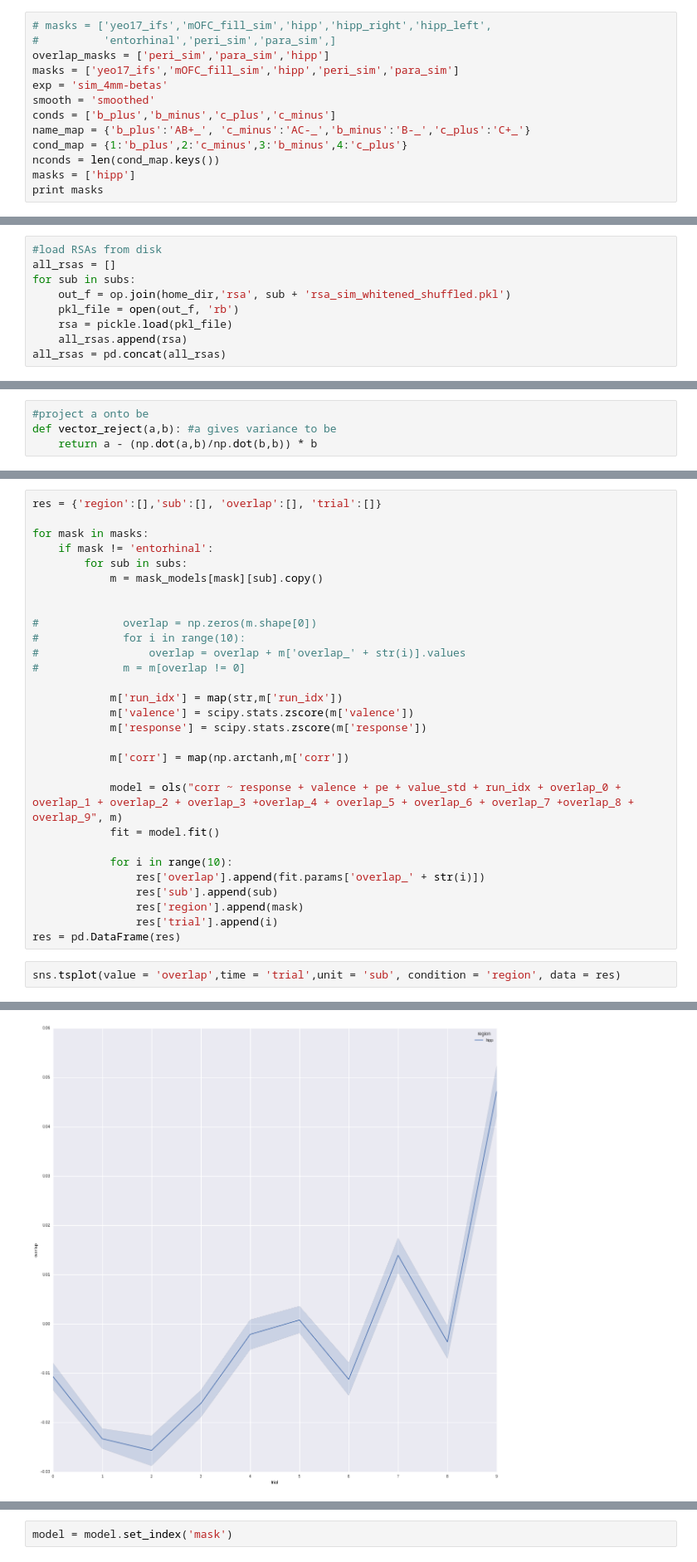
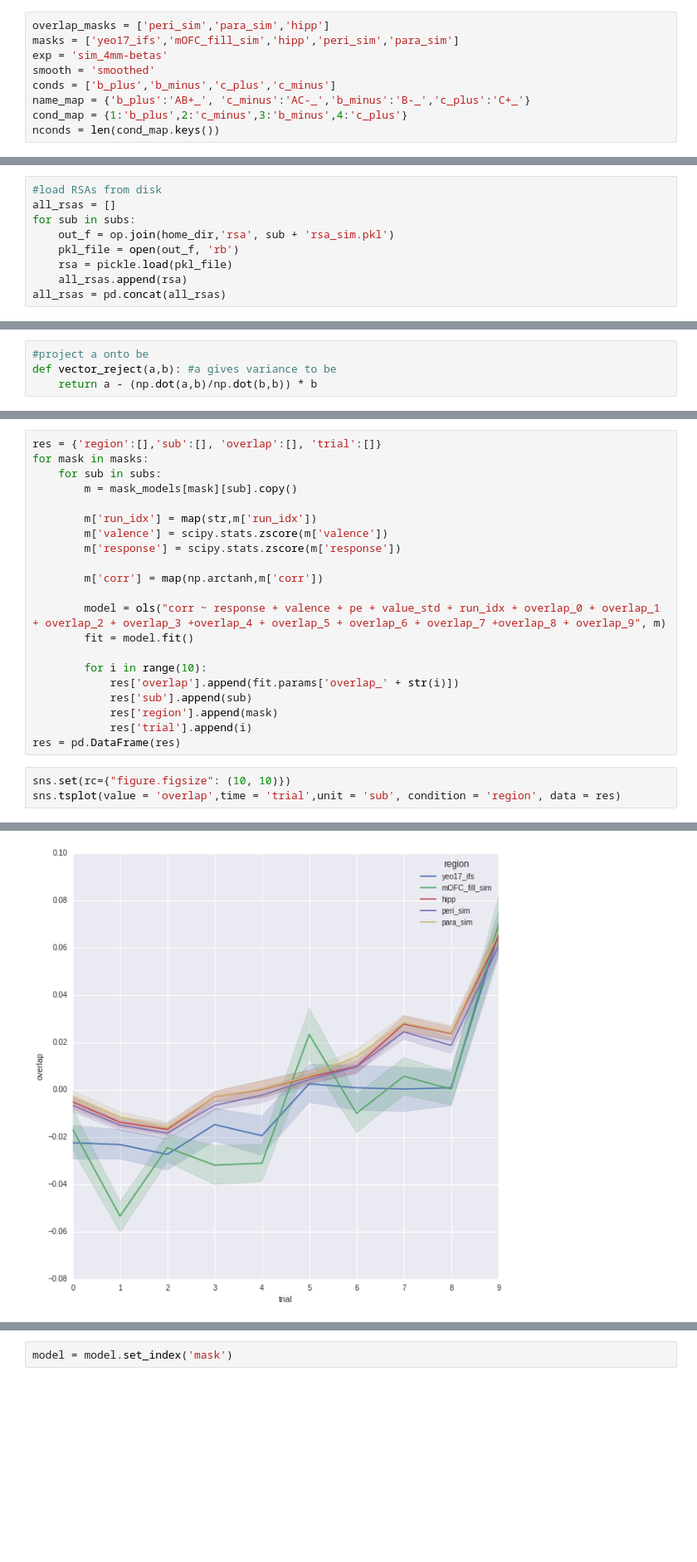
Before and after one commit to iancballard/fd_fmri, a Jupyter notebook: RSA_LDc.ipynb, the cells around one changed output, grey strips where cells are left out. Shown at 83% size. Saved outputs shown, nothing was run; the diff lists cells and outputs as text; blank space fills up the shorter version.

```diff
--- a/RSA_LDc.ipynb
+++ b/RSA_LDc.ipynb
@@ -332,6 +271,4 @@ b
 # %%
-# masks = ['yeo17_ifs','mOFC_fill_sim','hipp','hipp_right','hipp_left',
-#          'entorhinal','peri_sim','para_sim',]
 overlap_masks = ['peri_sim','para_sim','hipp']
 masks = ['yeo17_ifs','mOFC_fill_sim','hipp','peri_sim','para_sim']
 exp = 'sim_4mm-betas'
@@ -340,5 +277,3 @@ conds = ['b_plus','b_minus','c_plus','c_minus']
 name_map = {'b_plus':'AB+_', 'c_minus':'AC-_','b_minus':'B-_','c_plus':'C+_'}
 cond_map = {1:'b_plus',2:'c_minus',3:'b_minus',4:'c_plus'}
 nconds = len(cond_map.keys())
-masks = ['hipp']
-print masks
@@ -406,7 +318,7 @@ importing pickle on engine(s)
 #load RSAs from disk
 all_rsas = []
 for sub in subs:
-    out_f = op.join(home_dir,'rsa', sub + 'rsa_sim_whitened_shuffled.pkl')
+    out_f = op.join(home_dir,'rsa', sub + 'rsa_sim.pkl')
     pkl_file = open(out_f, 'rb')
     rsa = pickle.load(pkl_file)
     all_rsas.append(rsa)
@@ -825,34 +733,27 @@ def vector_reject(a,b): #a gives variance to be
 # %%
 res = {'region':[],'sub':[], 'overlap':[], 'trial':[]}
+for mask in masks:
+    for sub in subs:
+        m = mask_models[mask][sub].copy()
 
-for mask in masks:
-    if mask != 'entorhinal':
-        for sub in subs:
-            m = mask_models[mask][sub].copy()
+        m['run_idx'] = map(str,m['run_idx'])
+        m['valence'] = scipy.stats.zscore(m['valence'])
+        m['response'] = scipy.stats.zscore(m['response'])
 
+        m['corr'] = map(np.arctanh,m['corr'])
 
-#             overlap = np.zeros(m.shape[0])
-#             for i in range(10):
-#                 overlap = overlap + m['overlap_' + str(i)].values
-#             m = m[overlap != 0]
+        model = ols("corr ~ response + valence + pe + value_std + run_idx + overlap_0 + overlap_1 + overlap_2 + overlap_3 +overlap_4 + overlap_5 + overlap_6 + overlap_7 +overlap_8 + overlap_9", m)
+        fit = model.fit()
 
-            m['run_idx'] = map(str,m['run_idx'])
-            m['valence'] = scipy.stats.zscore(m['valence'])
-            m['response'] = scipy.stats.zscore(m['response'])
-
-            m['corr'] = map(np.arctanh,m['corr'])
-
-            model = ols("corr ~ response + valence + pe + value_std + run_idx + overlap_0 + overlap_1 + overlap_2 + overlap_3 +overlap_4 + overlap_5 + overlap_6 + overlap_7 +overlap_8 + overlap_9", m)
-            fit = model.fit()
-
-            for i in range(10):
-                res['overlap'].append(fit.params['overlap_' + str(i)])
-                res['sub'].append(sub)
-                res['region'].append(mask)
-                res['trial'].append(i)
+        for i in range(10):
+            res['overlap'].append(fit.params['overlap_' + str(i)])
+            res['sub'].append(sub)
+            res['region'].append(mask)
+            res['trial'].append(i)
 res = pd.DataFrame(res)
 # %%
+sns.set(rc={"figure.figsize": (10, 10)})
 sns.tsplot(value = 'overlap',time = 'trial',unit = 'sub', condition = 'region', data = res)
 # %% [output]
 <matplotlib.axes._subplots.AxesSubplot at 0x...>
-[figure, old version]
+[figure, new version]
```
Also changed, not shown: parts of 42 cells of this notebook.
